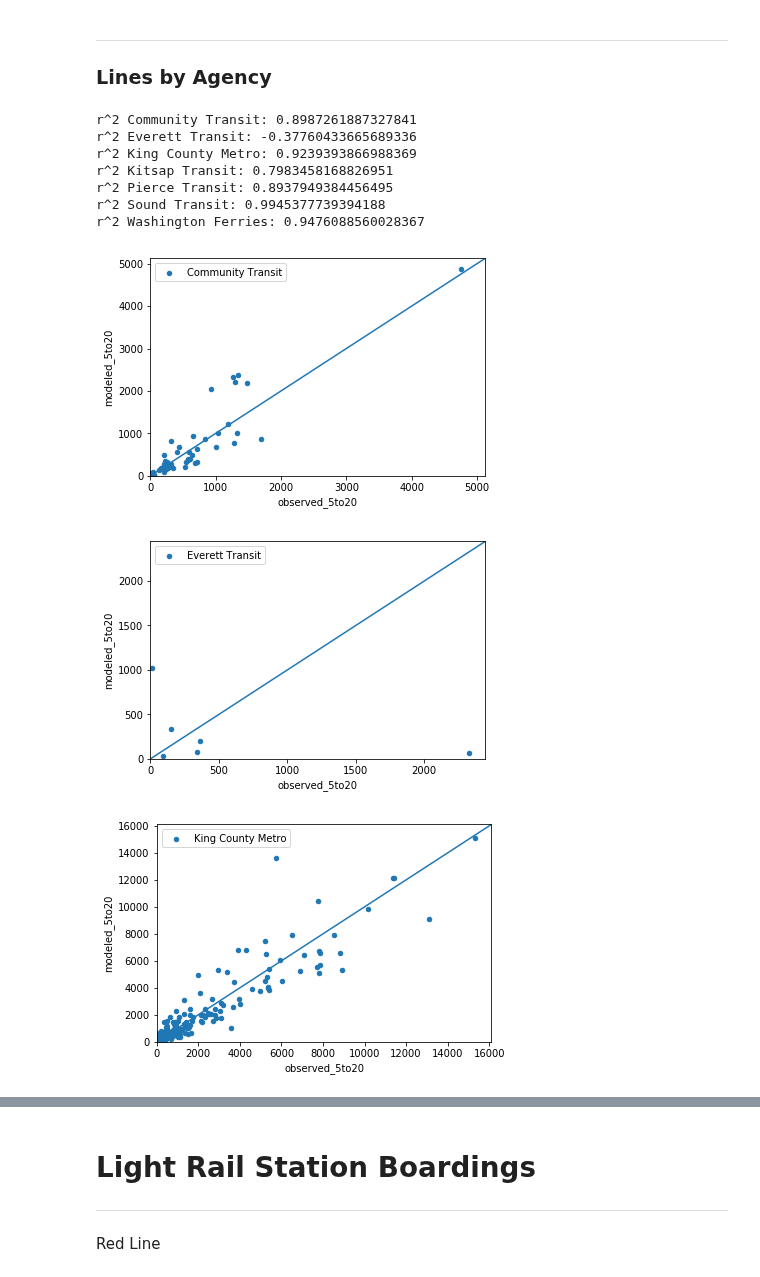
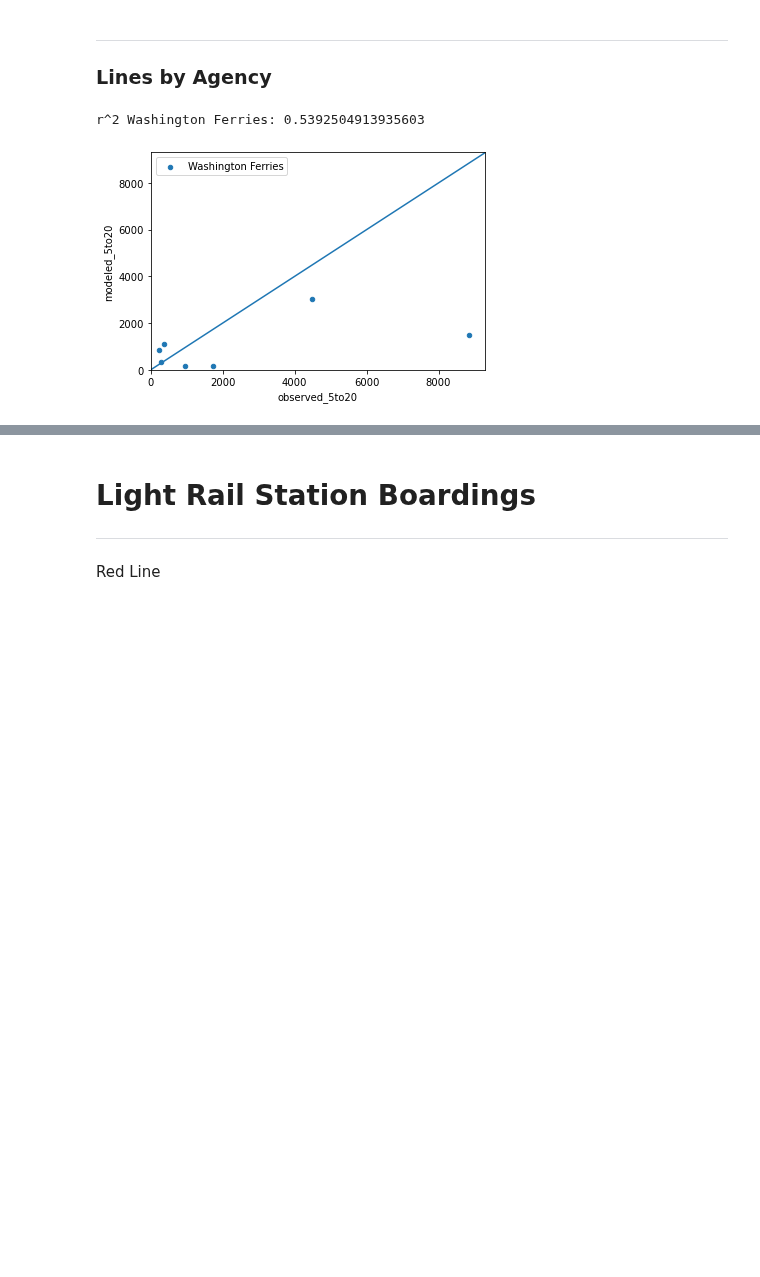
Before and after one commit to psrc/soundcast, a Jupyter notebook: scripts/summarize/notebooks/validation/validation.ipynb, the cells around one changed output, grey strips where cells are left out. Drawn from its saved outputs; the diff is of its cells as text; code cells hidden in the pictures; blank space fills up the shorter version.

```diff
--- a/scripts/summarize/notebooks/validation/validation.ipynb
+++ b/scripts/summarize/notebooks/validation/validation.ipynb
@@ -321,9 +299,10 @@ _df.sort_values('modeled_5to20', ascending=False)
 # %%
-ax = _df.plot(kind='scatter', x='observed_5to20', y='modeled_5to20')
-lim = _df[['observed_5to20','modeled_5to20']].max().max()*1.05
-ax.set_ylim(0,lim)
-ax.set_xlim(0,lim)
-x = np.linspace(*ax.get_xlim())
-ax.plot(x, x)
-slope, intercept, r_value, p_value, std_err = stats.linregress(_df['observed_5to20'],_df['modeled_5to20'])
-print('r^2 ' + str('') + ': ' + str(r_value))
+if len(_df) > 0:
+    ax = _df.plot(kind='scatter', x='observed_5to20', y='modeled_5to20')
+    lim = _df[['observed_5to20','modeled_5to20']].max().max()*1.05
+    ax.set_ylim(0,lim)
+    ax.set_xlim(0,lim)
+    x = np.linspace(*ax.get_xlim())
+    ax.plot(x, x)
+    slope, intercept, r_value, p_value, std_err = stats.linregress(_df['observed_5to20'],_df['modeled_5to20'])
+    print('r^2 ' + str('') + ': ' + str(r_value))
@@ -336,25 +312,18 @@ r^2 : 0.9213031212379373
 # %%
 df = pd.read_csv(os.path.join(relative_path,'validation/') + 'daily_boardings_by_line.csv', index_col='agency')
 df = df[-df['agency_id'].isnull()]
 
 for agency in np.unique(df.index):
     _df = df.loc[agency,:]
-    ax = _df.plot(kind='scatter', x='observed_5to20', y='modeled_5to20', label=agency)
-    lim = _df[['observed_5to20','modeled_5to20']].max().max()*1.05
-    ax.set_ylim(0,lim)
-    ax.set_xlim(0,lim)
-    x = np.linspace(*ax.get_xlim())
-    ax.plot(x, x)
-    slope, intercept, r_value, p_value, std_err = stats.linregress(_df['observed_5to20'],_df['modeled_5to20'])
-    print('r^2 ' + str(agency) + ': ' + str(r_value))
+    if (type(_df) == pd.core.frame.DataFrame) & (len(df) > 0):
+        ax = _df.plot(kind='scatter', x='observed_5to20', y='modeled_5to20', label=agency)
+        lim = _df[['observed_5to20','modeled_5to20']].max().max()*1.05
+        ax.set_ylim(0,lim)
+        ax.set_xlim(0,lim)
+        x = np.linspace(*ax.get_xlim())
+        ax.plot(x, x)
+        slope, intercept, r_value, p_value, std_err = stats.linregress(_df['observed_5to20'],_df['modeled_5to20'])
+        print('r^2 ' + str(agency) + ': ' + str(r_value))
 # %% [output]
-r^2 Community Transit: 0.8987261887327841
-r^2 Everett Transit: -0.37760433665689336
-r^2 King County Metro: 0.9239393866988369
-r^2 Kitsap Transit: 0.7983458168826951
-r^2 Pierce Transit: 0.8937949384456495
-r^2 Sound Transit: 0.9945377739394188
-r^2 Washington Ferries: 0.9476088560028367
+r^2 Washington Ferries: 0.5392504913935603
-[figure, old version]
+[figure, new version]
-[figure, removed]
-[figure, removed]
```
Also changed, not shown: parts of 28 cells of this notebook.
